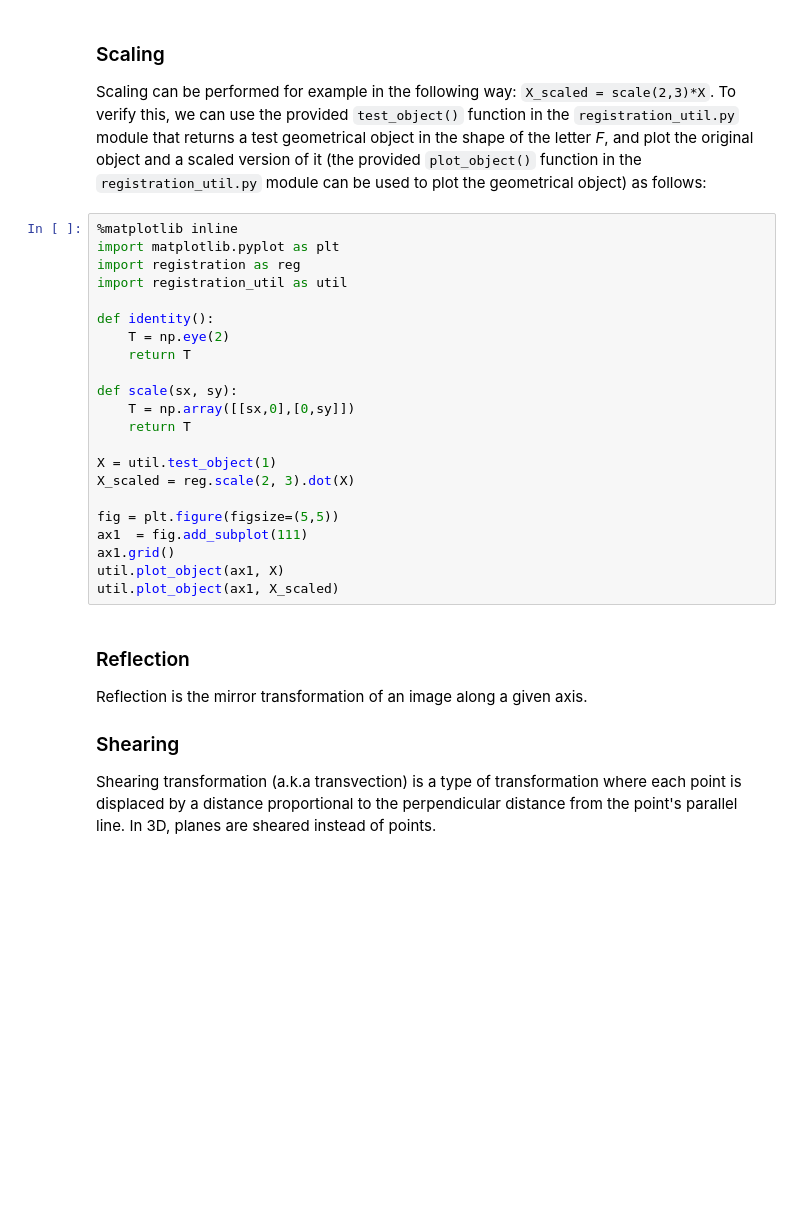
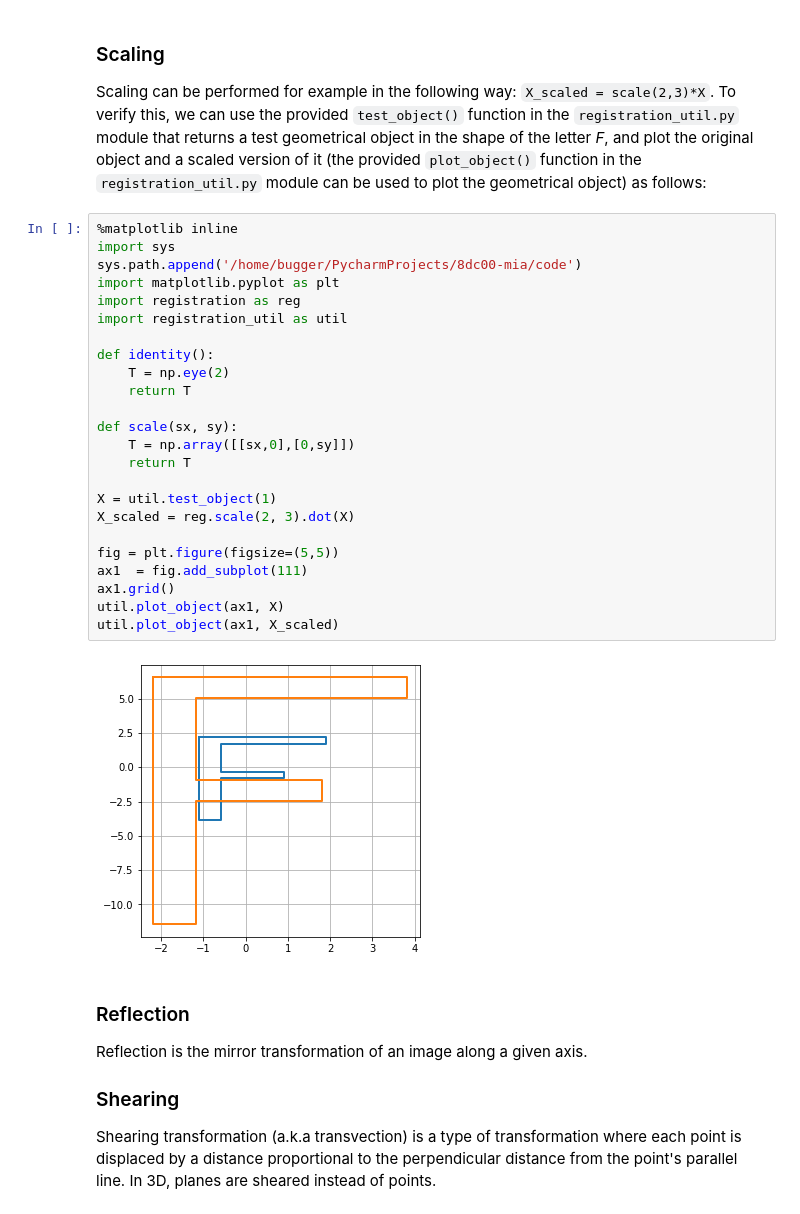
Before and after one commit to tueimage/8dc00-mia, a Jupyter notebook: reader/1.1_Geometrical_transformations.ipynb, the cells around one changed output. Saved outputs shown, nothing was run; the diff lists cells and outputs as text; blank space fills up the shorter version.

```diff
--- a/reader/1.1_Geometrical_transformations.ipynb
+++ b/reader/1.1_Geometrical_transformations.ipynb
@@ -333,26 +396,30 @@ Let us leave translation aside for now and focus on the other, more complex geom
 Scaling can be performed for example in the following way: `X_scaled = scale(2,3)*X`. To verify this, we can use the provided `test_object()` function in the `registration_util.py` module that returns a test geometrical object in the shape of the letter *F*, and plot the original object and a scaled version of it (the provided `plot_object()` function in the `registration_util.py` module can be used to plot the geometrical object) as follows:
 # %%
 %matplotlib inline
+import sys
+sys.path.append('/home/bugger/PycharmProjects/8dc00-mia/code')
 import matplotlib.pyplot as plt
 import registration as reg
 import registration_util as util
 
 def identity():
     T = np.eye(2)
     return T
 
 def scale(sx, sy):
     T = np.array([[sx,0],[0,sy]])
     return T
 
 X = util.test_object(1)
 X_scaled = reg.scale(2, 3).dot(X)
 
 fig = plt.figure(figsize=(5,5))
 ax1  = fig.add_subplot(111)
 ax1.grid()
 util.plot_object(ax1, X)
 util.plot_object(ax1, X_scaled)
+# %% [output]
+[figure, added]
 # %% [markdown]
 ### Reflection
 
```
Also changed, not shown: parts of 13 cells of this notebook, 3 other files.
